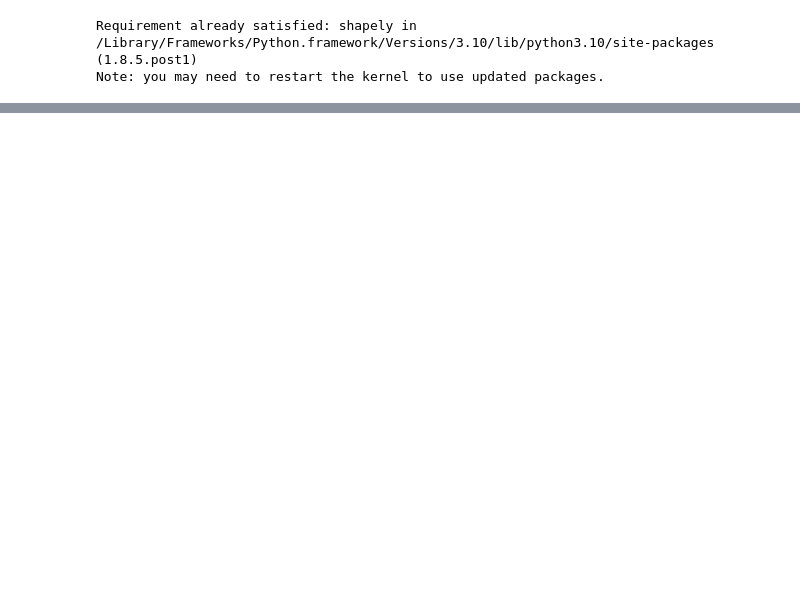
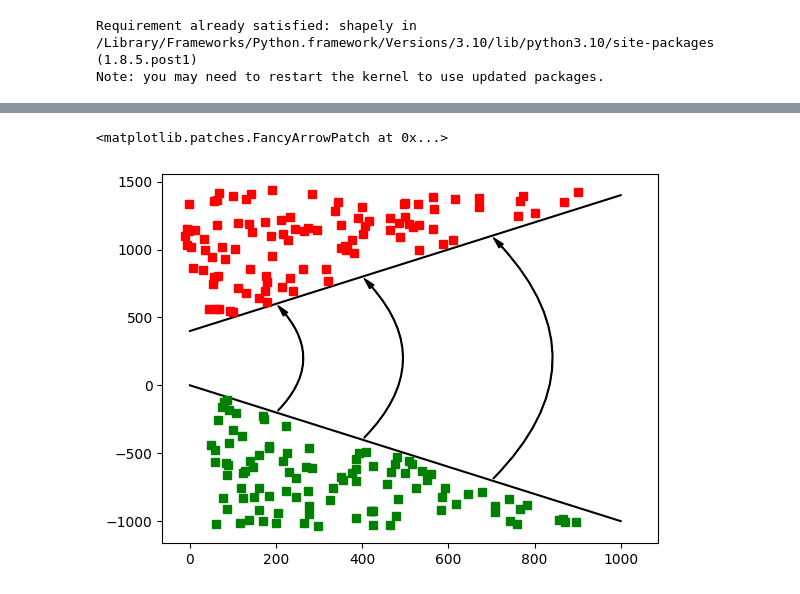
Before and after one commit to peterkrull/p7-ml-refrigeration-fault-detection, a Jupyter notebook: Python/SVM_Plots/SVM_Plots_4_1.ipynb, the cells around one changed output, grey strips where cells are left out. Saved outputs shown, nothing was run; the diff lists cells and outputs as text; code cells hidden in the pictures; blank space fills up the shorter version.

```diff
--- a/Python/SVM_Plots/SVM_Plots_4_1.ipynb
+++ b/Python/SVM_Plots/SVM_Plots_4_1.ipynb
@@ -69,0 +58,49 @@ plt.arrow(pu, -pu, -pu+xu2, pu+yu2, head_width = 40, width = 0.05, ec ='green')
+# %%
+from shapely.geometry import Point, Polygon
+def Random_Points_in_Polygon(polygon, number):
+    points = []
+    minx, miny, maxx, maxy = polygon.bounds
+    while len(points) < number:
+        pnt = Point(np.random.uniform(minx, maxx), np.random.uniform(miny, maxy))
+        if polygon.contains(pnt):
+            points.append(pnt)
+    return points
+
+x = np.arange(0, 1000, 0.1, dtype=np.double)
+y1=-x
+y3=x+400
+plt.plot(x, y1, 'k', label='line 0')
+plt.plot(x, y3, 'k', label='line 2')
+
+u=40
+polygon = Polygon([[min(x+u), min(y3+u)],[max(x-u), max(y3+u)],[min(x-u), max(y3+u)],[min(x+u), min(y3+u)]])
+points = Random_Points_in_Polygon(polygon, 100)
+
+xs = [point.x for point in points]
+ys = [point.y for point in points]
+
+plt.plot(xs, ys, 'rs', label='line 3')
+
+
+
+polygon2 = Polygon([[min(x+u), max(y1-u)],[min(x+u), min(y1-u)],[max(x-u), min(y1-u)],[min(x+u), max(y1-u)]])
+points2 = Random_Points_in_Polygon(polygon2, 100)
+xs2 = [point2.x for point2 in points2]
+ys2 = [point2.y for point2 in points2]
+
+plt.plot(xs2, ys2, 'gs', label='line 4')
+
+
+
+import matplotlib.patches as patches
+style = "Simple, tail_width=0.5, head_width=4, head_length=8"
+kw = dict(arrowstyle=style, color="k")
+a1 = patches.FancyArrowPatch((200, -200), (200, 600), connectionstyle="arc3,rad=.5", **kw)
+plt.gca().add_patch(a1)
+a2 = patches.FancyArrowPatch((400, -400), (400, 800), connectionstyle="arc3,rad=.5", **kw)
+plt.gca().add_patch(a2)
+a3 = patches.FancyArrowPatch((700, -700), (700, 1100), connectionstyle="arc3,rad=.5", **kw)
+plt.gca().add_patch(a3)
+# %% [output]
+<matplotlib.patches.FancyArrowPatch at 0x...>
+[figure, added]
```
Also changed, not shown: parts of 1 cell of this notebook, 1 other file.
